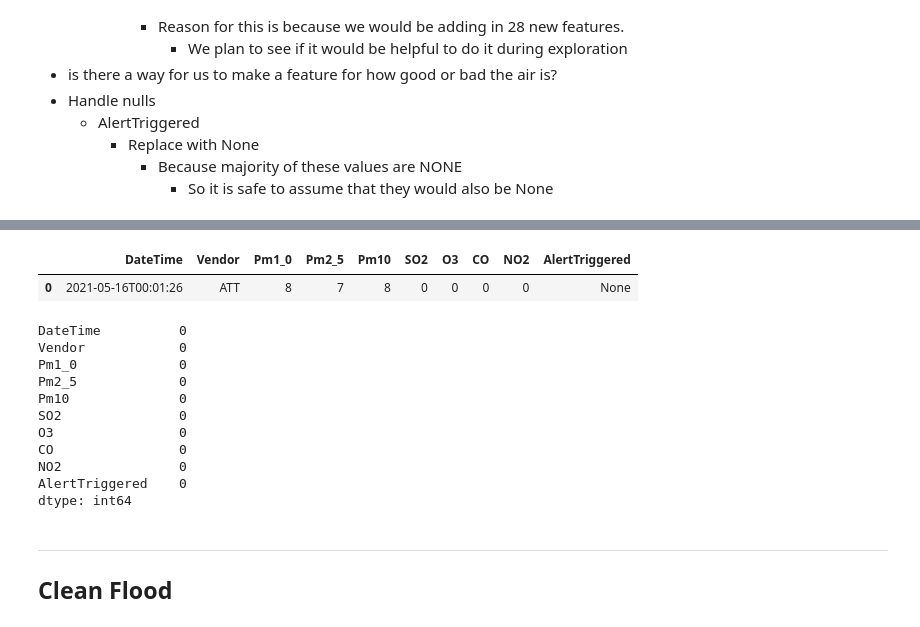
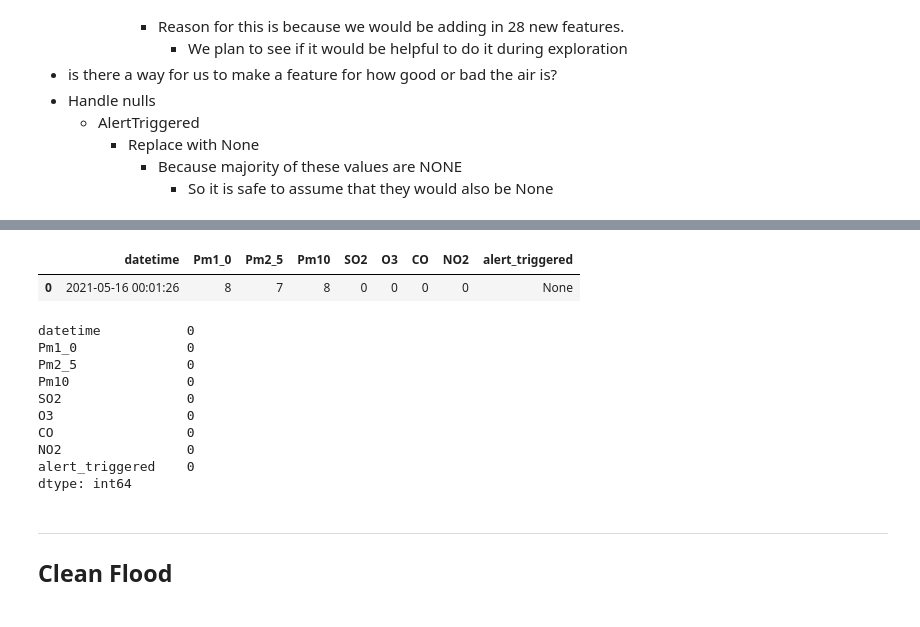
Before and after one commit to slc-data/2021-datathon, a Jupyter notebook: workbooks/caitlyn/acquire&prepare.ipynb, the cells around one changed output, grey strips where cells are left out. Drawn from its saved outputs; the diff is of its cells as text; code cells hidden in the pictures.

```diff
--- a/workbooks/caitlyn/acquire&prepare.ipynb
+++ b/workbooks/caitlyn/acquire&prepare.ipynb
@@ -313,39 +313,43 @@ air.head(1)
 |  | DateTime | Sensor_id | Vendor | SensorModel | LAT | LONG | Zone | Pm1_0 | Pm2_5 | Pm10 | ... |
 | 0 | 2021-05-16T00:01:26 | 63e0b0eae3495a39 | ATT | AQM-01-00-01-00-01-00-GY | 29.51007 | -98.580288 | Medical Center | 8 | 7 | 8 | ... |
 # %%
-def clean_air(df):
+def clean_air():
     '''Drops unneeded columns from the air quality df
     then handles the nulls in alert triggered column
     set to date time format'''
+    # read the csv
+    air = pd.read_csv('med_center_air.csv')
     # drop the colums
-    df = df.drop(columns=['LAT', 'LONG', 'Zone',
-                      'Sensor_id', 'SensorModel',
-                      'SensorStatus'])
+    air = air.drop(columns=['LAT', 'LONG', 'Zone',
+                            'Sensor_id', 'SensorModel',
+                            'SensorStatus', 'Vendor'])
     # replace nulls in ALertTriggered to None
-    df.fillna("None", inplace = True)
+    air.fillna("None", inplace = True)
     # set to date time format
-    df.DateTime = pd.to_datetime(df.DateTime)
+    air.DateTime = pd.to_datetime(air.DateTime)
+    # rename features
+    air = air.rename(columns={"DateTime": "datetime",
+                              "AlertTriggered":"alert_triggered"})
     # return new df
-    return df
+    return air
 # %%
-air = clean_air(air)
+air = clean_air()
 air.head(1)
 # %% [output]
-|  | DateTime | Vendor | Pm1_0 | Pm2_5 | Pm10 | SO2 | O3 | CO | NO2 | AlertTriggered |
-| 0 | 2021-05-16T00:01:26 | ATT | 8 | 7 | 8 | 0 | 0 | 0 | 0 | None |
+|  | datetime | Pm1_0 | Pm2_5 | Pm10 | SO2 | O3 | CO | NO2 | alert_triggered |
+| 0 | 2021-05-16 00:01:26 | 8 | 7 | 8 | 0 | 0 | 0 | 0 | None |
 # %%
 air.isnull().sum()
 # %% [output]
-DateTime          0
-Vendor            0
-Pm1_0             0
-Pm2_5             0
-Pm10              0
-SO2               0
-O3                0
-CO                0
-NO2               0
-AlertTriggered    0
+datetime           0
+Pm1_0              0
+Pm2_5              0
+Pm10               0
+SO2                0
+O3                 0
+CO                 0
+NO2                0
+alert_triggered    0
 dtype: int64
 # %% [markdown]
 ___
```
Also changed, not shown: parts of 5 cells of this notebook, 2 other files.
